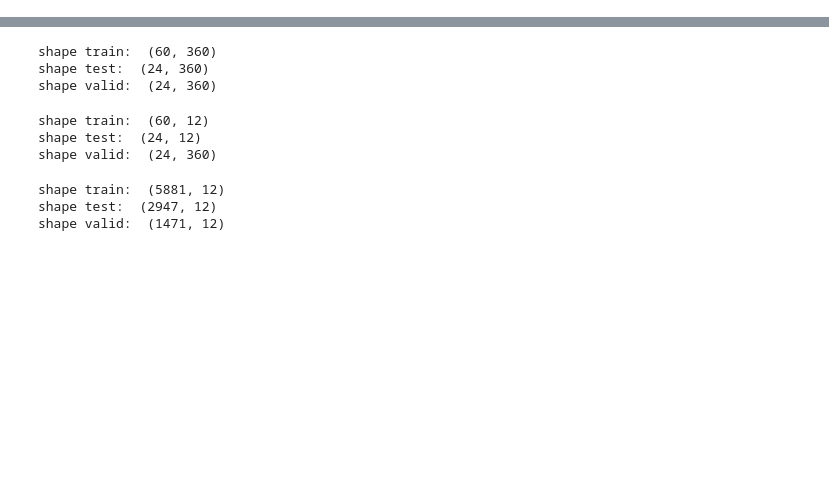
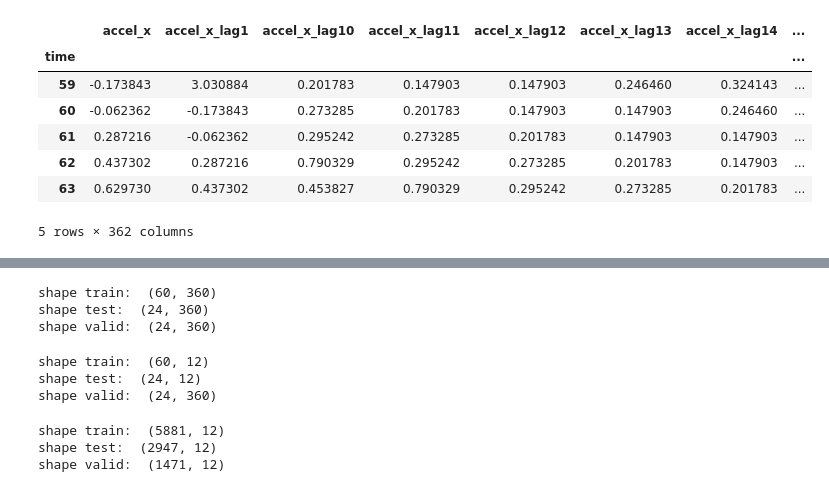
Before and after one commit to filipeas/ssl-experiments, a Jupyter notebook: vae/downstream_training.ipynb, the cells around one changed output, grey strips where cells are left out. Drawn from its saved outputs; the diff is of its cells as text; code cells hidden in the pictures; blank space fills up the shorter version.

```diff
--- a/vae/downstream_training.ipynb
+++ b/vae/downstream_training.ipynb
@@ -17,0 +69,44 @@ from sklearn.metrics import confusion_matrix, classification_report
+# %%
+def create_lag_features(df, n, cols):
+    """
+
+    Parameters
+    ----------
+    n : int
+        amount of lag features
+    cols : list
+        list of columns to lag
+
+    Returns
+    -------
+    pd.DataFrame
+        a dataframe with the list of columns lagged n times
+
+    """
+
+    lag_features = n
+    lag_dfs = [df]
+
+    for col in cols:
+        for lag in range(1, lag_features + 1):
+            lagged = df[col].shift(lag)
+            lagged.name = f'{col}_lag{lag}'
+            lag_dfs.append(lagged)
+
+    lag_df = pd.concat(lag_dfs, axis=1)
+    lag_df = lag_df.drop(range(lag_features))
+    lag_df = lag_df.sort_index(axis=1)
+    return lag_df
+# %%
+colunas = ['accel_x', 'accel_y', 'accel_z', 'gyro_x', 'gyro_y', 'gyro_z']
+lag_df = create_lag_features(df, 59, colunas)
+lag_df.head()
+# %% [output]
+|  | accel_x | accel_x_lag1 | accel_x_lag10 | accel_x_lag11 | accel_x_lag12 | accel_x_lag13 | accel_x_lag14 | ... |
+| time |  |  |  |  |  |  |  | ... |
+| 59 | -0.173843 | 3.030884 | 0.201783 | 0.147903 | 0.147903 | 0.246460 | 0.324143 | ... |
+| 60 | -0.062362 | -0.173843 | 0.273285 | 0.201783 | 0.147903 | 0.147903 | 0.246460 | ... |
+| 61 | 0.287216 | -0.062362 | 0.295242 | 0.273285 | 0.201783 | 0.147903 | 0.147903 | ... |
+| 62 | 0.437302 | 0.287216 | 0.790329 | 0.295242 | 0.273285 | 0.201783 | 0.147903 | ... |
+| 63 | 0.629730 | 0.437302 | 0.453827 | 0.790329 | 0.295242 | 0.273285 | 0.201783 | ... |
+5 rows × 362 columns
```
Also changed, not shown: parts of 25 cells of this notebook, 7 other files.
